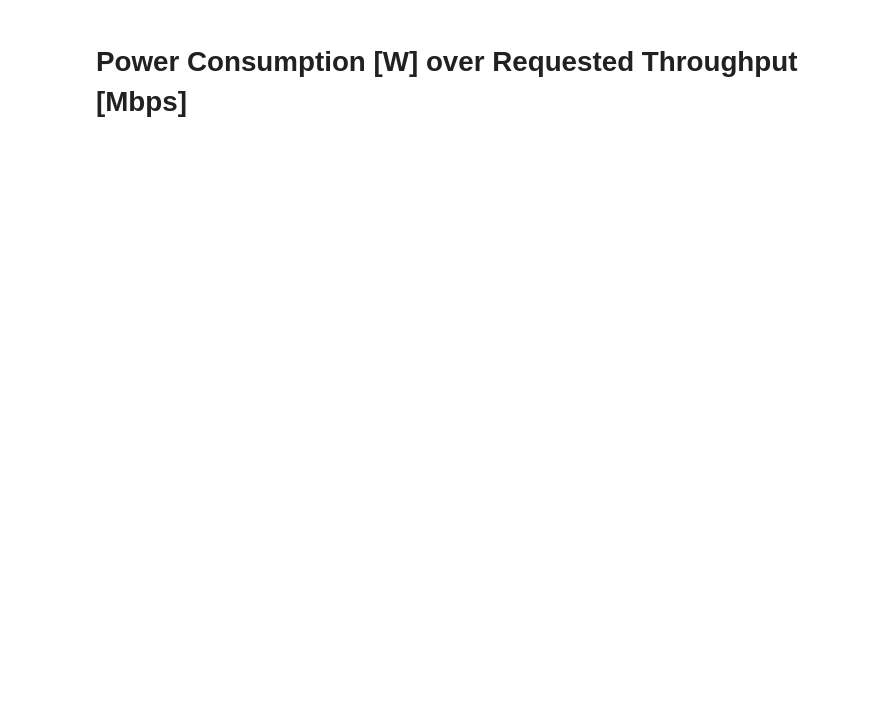
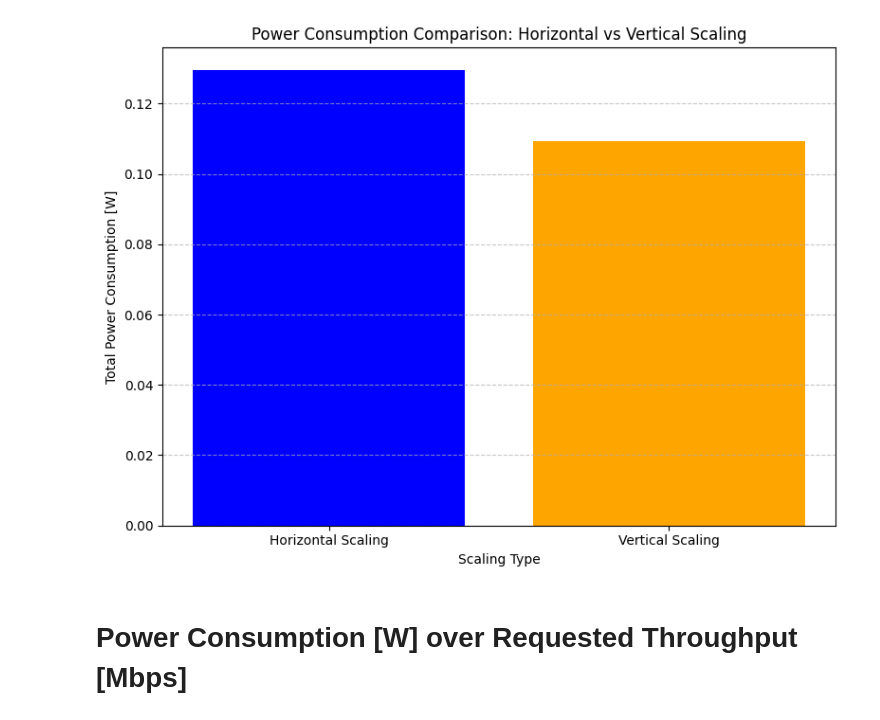
Before and after one commit to RootLeo00/Dynamic-Scaling-Policy-Energy-5G-ORAN, a Jupyter notebook: power-metrics-per-pod-realtime/cpu_iperf.ipynb, the cells around one changed output. Saved outputs shown, nothing was run; the diff lists cells and outputs as text; code cells hidden in the pictures; blank space fills up the shorter version.

```diff
--- a/power-metrics-per-pod-realtime/cpu_iperf.ipynb
+++ b/power-metrics-per-pod-realtime/cpu_iperf.ipynb
@@ -127,0 +201,4 @@ df_show
+# %%
+base_folder_path_kube_baseline = "/home/ubuntu/power-consumption-tool/power-metrics-per-pod-realtime/test_automation/kube_baseline"
+df_kube_baseline, df_power_per_pod_kube_baseline = main(base_folder_path_kube_baseline)
+df_kube_baseline
@@ -128,2 +264,29 @@ df_show
+# %%
+# Filter data for CPU limit = 1000
+df_show = df_kube_baseline[df_kube_baseline['packet length requested'] == 700]
+df_filtered = df_show[df_show['cpu limit at cu'].str.replace('mi', '').astype(int) == 1]
+
+# Aggregate horizontal scaling (30 Mbps + 40 Mbps)
+horizontal_scaling = df_filtered[df_filtered["Mbps requested"] == 30]["avg CU power consumption [W]"].iloc[0] *2
+# Filter data for CPU limit = 1000
+df_show = df_kube_baseline[df_kube_baseline['packet length requested'] == 700]
+df_filtered = df_show[df_show['cpu limit at cu'].str.replace('mi', '').astype(int) == 1]
+# Vertical scaling (70 Mbps)
+vertical_scaling = df_filtered[df_filtered["Mbps requested"] == 60]["avg CU power consumption [W]"].iloc[0]
+
+# Plot the results
+plt.figure(figsize=(8, 6))
+scaling_types = ["Horizontal Scaling", "Vertical Scaling"]
+energy_values = [horizontal_scaling, vertical_scaling]
+plt.bar(scaling_types, energy_values, color=['blue', 'orange'])
+
+plt.title("Power Consumption Comparison: Horizontal vs Vertical Scaling")
+plt.ylabel("Total Power Consumption [W]")
+plt.xlabel("Scaling Type")
+plt.grid(axis='y', linestyle='--', alpha=0.7)
+plt.tight_layout()
+plt.show()
+# %% [output]
+[figure, added]
 # %% [markdown]
 # Power Consumption [W] over Requested Throughput [Mbps]
```
Also changed, not shown: parts of 25 cells of this notebook, 1 other file.
